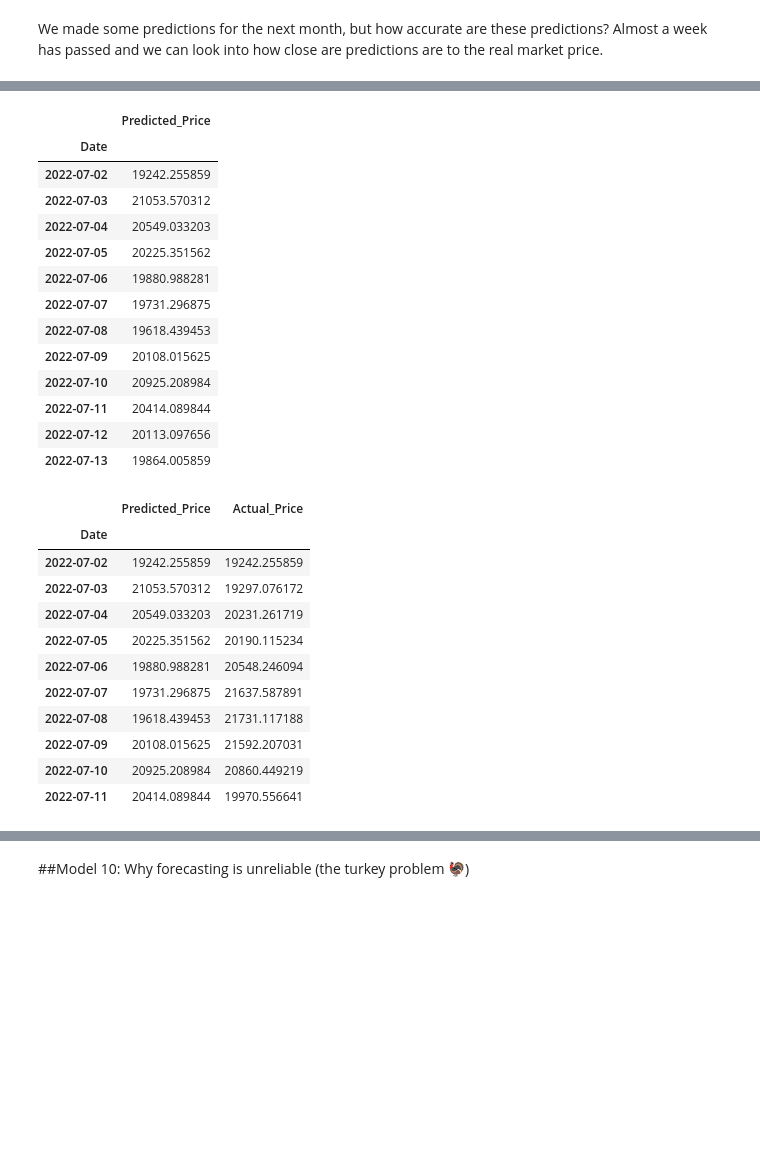
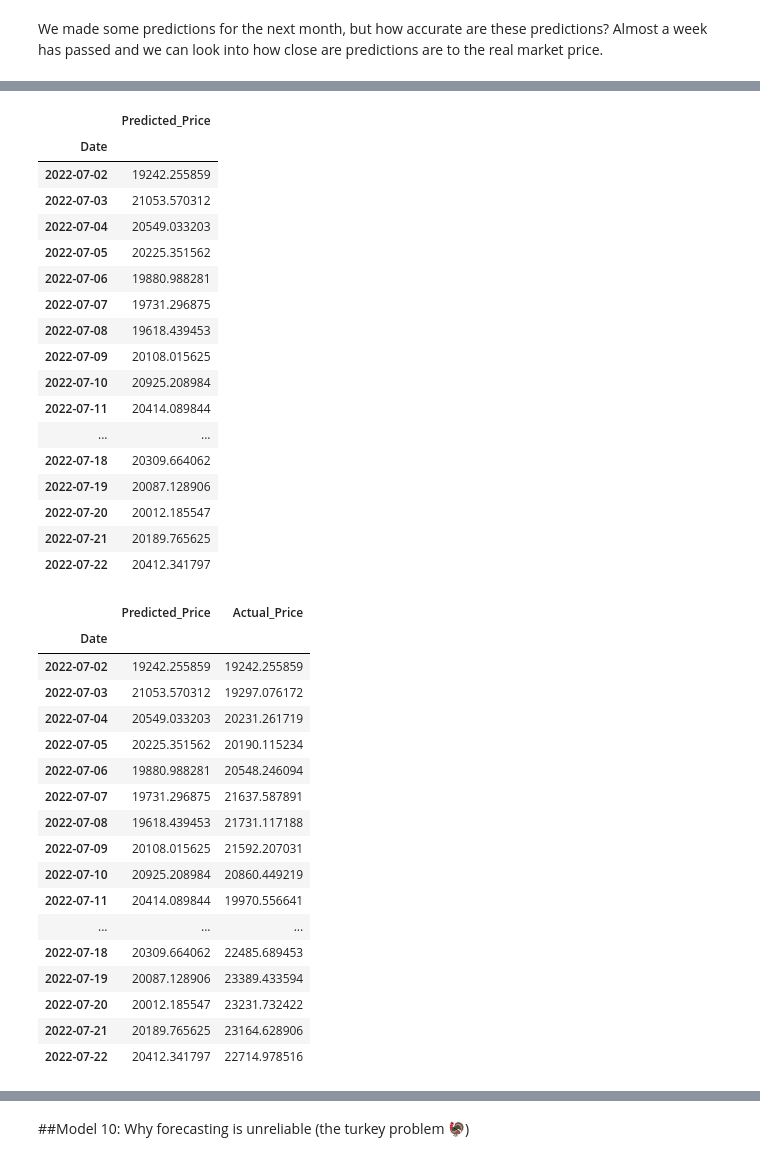
Before and after one commit to DataDoggo215/Predicting_BitcoinPrices, a Jupyter notebook: BitPredict_time_series_forecastng.ipynb, the cells around one changed output, grey strips where cells are left out. Saved outputs shown, nothing was run; the diff lists cells and outputs as text; code cells hidden in the pictures; blank space fills up the shorter version.

```diff
--- a/BitPredict_time_series_forecastng.ipynb
+++ b/BitPredict_time_series_forecastng.ipynb
@@ -2215,7 +2217,7 @@ future_prediction = pd.DataFrame(future_forecast, next_time_steps)
 future_prediction.index.name = 'Date'
 future_prediction.rename(columns={future_prediction.columns[0]: "Predicted_Price" }, inplace = True)
 # %%
-future_prediction.head(12)
+future_prediction.head(21)
 # %% [output]
 |  | Predicted_Price |
 | Date |  |
@@ -2229,26 +2231,36 @@ future_prediction.head(12)
 | 2022-07-09 | 20108.015625 |
 | 2022-07-10 | 20925.208984 |
 | 2022-07-11 | 20414.089844 |
-| 2022-07-12 | 20113.097656 |
-| 2022-07-13 | 19864.005859 |
+| ... | ... |
+| 2022-07-18 | 20309.664062 |
+| 2022-07-19 | 20087.128906 |
+| 2022-07-20 | 20012.185547 |
+| 2022-07-21 | 20189.765625 |
+| 2022-07-22 | 20412.341797 |
 # %%
 #merge the dataframes, we will do an inner join because we only care about the overlapping prices
 df_prices = pd.merge(future_prediction, actual_btc, on = 'Date', how = 'inner')
-df_prices = df_prices[:-2]
+#df_prices = df_prices[:-01]
 df_prices
 # %% [output]
 |  | Predicted_Price | Actual_Price |
 | Date |  |  |
 | 2022-07-02 | 19242.255859 | 19242.255859 |
 | 2022-07-03 | 21053.570312 | 19297.076172 |
 | 2022-07-04 | 20549.033203 | 20231.261719 |
 | 2022-07-05 | 20225.351562 | 20190.115234 |
 | 2022-07-06 | 19880.988281 | 20548.246094 |
 | 2022-07-07 | 19731.296875 | 21637.587891 |
 | 2022-07-08 | 19618.439453 | 21731.117188 |
 | 2022-07-09 | 20108.015625 | 21592.207031 |
 | 2022-07-10 | 20925.208984 | 20860.449219 |
 | 2022-07-11 | 20414.089844 | 19970.556641 |
+| ... | ... | ... |
+| 2022-07-18 | 20309.664062 | 22485.689453 |
+| 2022-07-19 | 20087.128906 | 23389.433594 |
+| 2022-07-20 | 20012.185547 | 23231.732422 |
+| 2022-07-21 | 20189.765625 | 23164.628906 |
+| 2022-07-22 | 20412.341797 | 22714.978516 |
 # %%
 #Create a new column to compare the differences
 df_prices['Net Prediction'] = df_prices['Predicted_Price'] - df_prices['Actual_Price']
```
Also changed, not shown: parts of 25 cells of this notebook.
